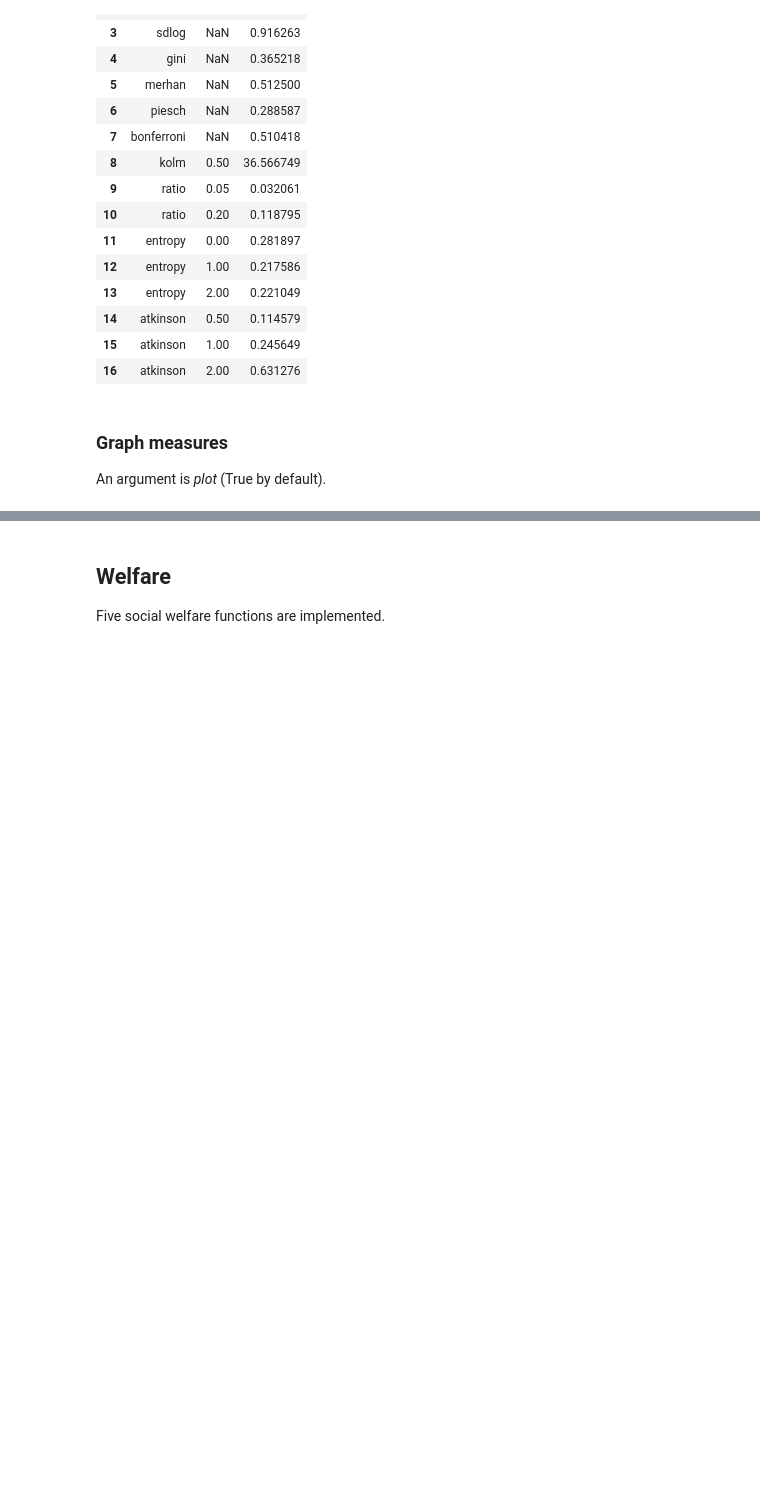
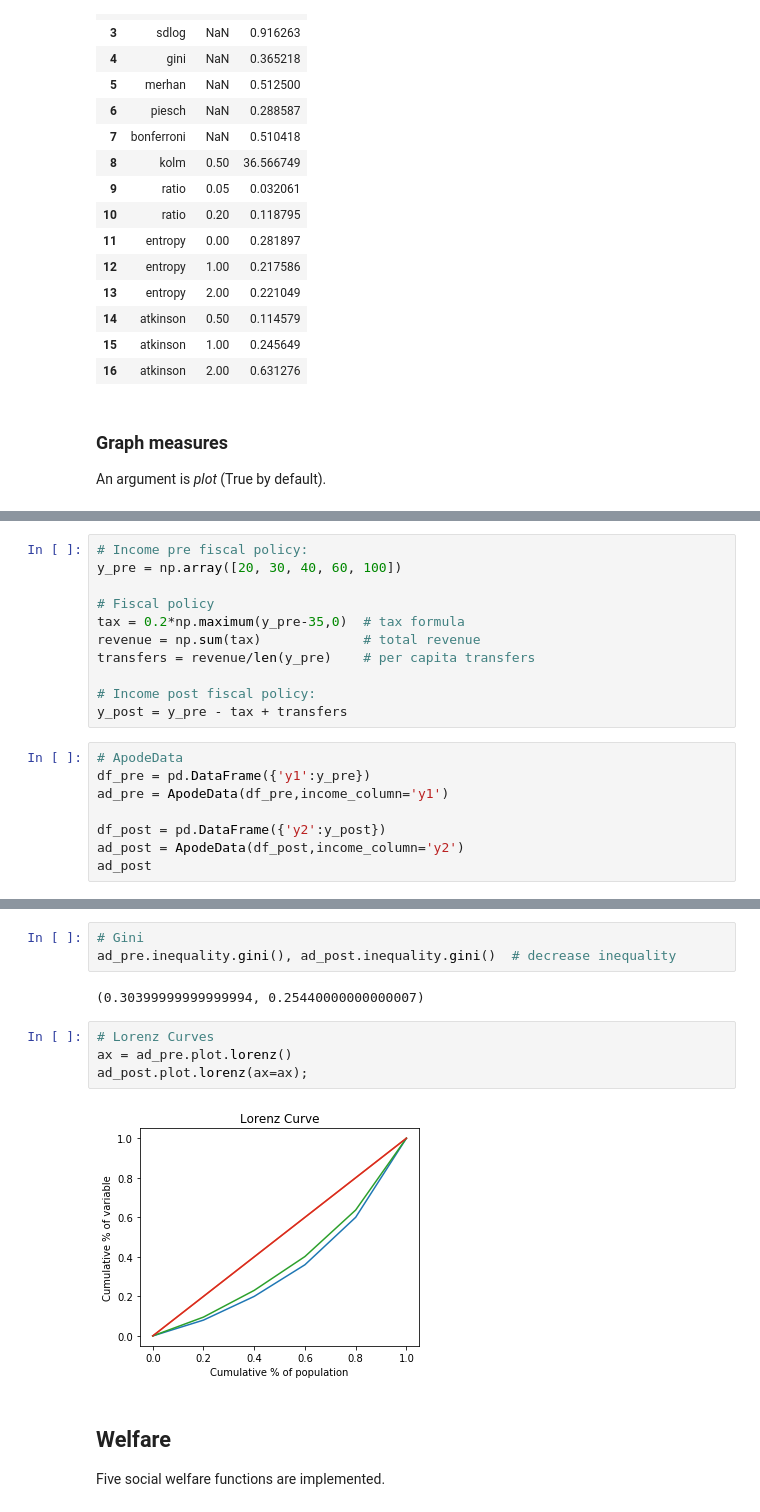
Before and after one commit to ngrion/apode, a Jupyter notebook: docs/source/Tutorial.ipynb, the cells around one changed output, grey strips where cells are left out. Cells and saved outputs as stored; diff of their text form; blank space fills up the shorter version.

```diff
--- a/docs/source/Tutorial.ipynb
+++ b/docs/source/Tutorial.ipynb
@@ -253,0 +262,19 @@ dr2.plot('pen',pline=60)
+# %%
+# Income pre fiscal policy:
+y_pre = np.array([20, 30, 40, 60, 100])
+
+# Fiscal policy
+tax = 0.2*np.maximum(y_pre-35,0)  # tax formula
+revenue = np.sum(tax)             # total revenue
+transfers = revenue/len(y_pre)    # per capita transfers
+
+# Income post fiscal policy:
+y_post = y_pre - tax + transfers
+# %%
+# ApodeData
+df_pre = pd.DataFrame({'y1':y_pre})
+ad_pre = ApodeData(df_pre,income_column='y1')
+
+df_post = pd.DataFrame({'y2':y_post})
+ad_post = ApodeData(df_post,income_column='y2')
+ad_post
@@ -254,3 +288,14 @@ dr2.plot('pen',pline=60)
+# %%
+# Gini
+ad_pre.inequality.gini(), ad_post.inequality.gini()  # decrease inequality
+# %% [output]
+(0.30399999999999994, 0.25440000000000007)
+# %%
+# Lorenz Curves
+ax = ad_pre.plot.lorenz()
+ad_post.plot.lorenz(ax=ax);
+# %% [output]
+[figure, added]
 # %% [markdown]
 ## Welfare
 
```
Also changed, not shown: parts of 11 cells of this notebook, 1 other file.
